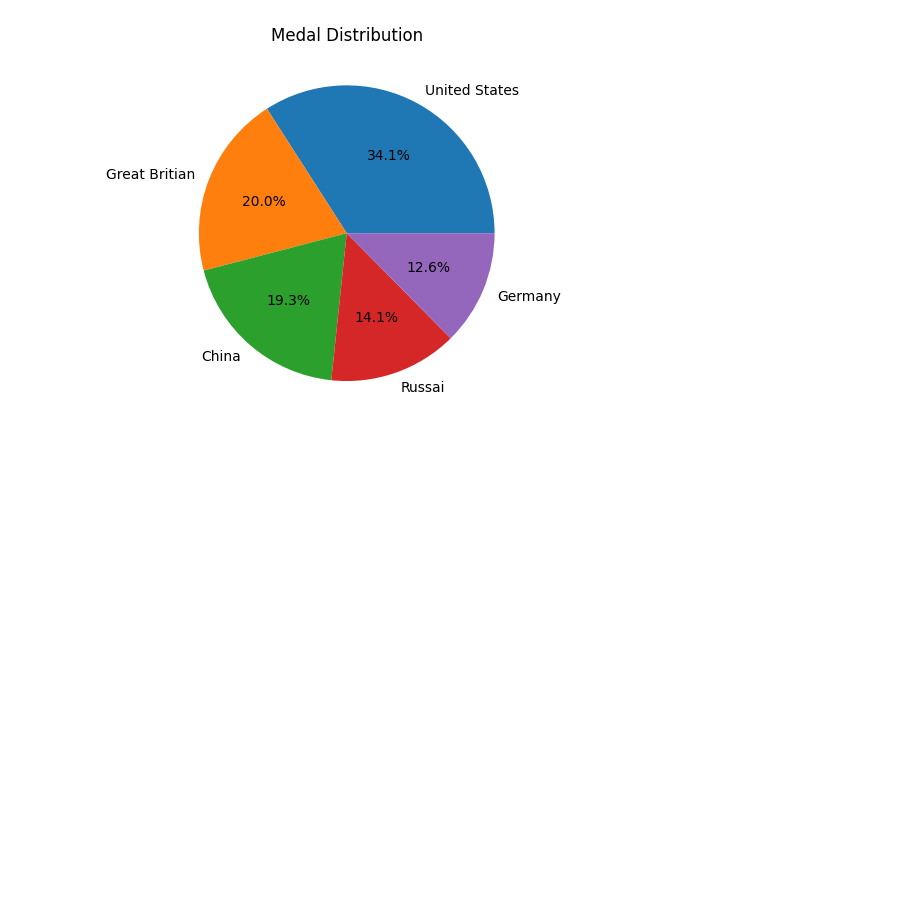
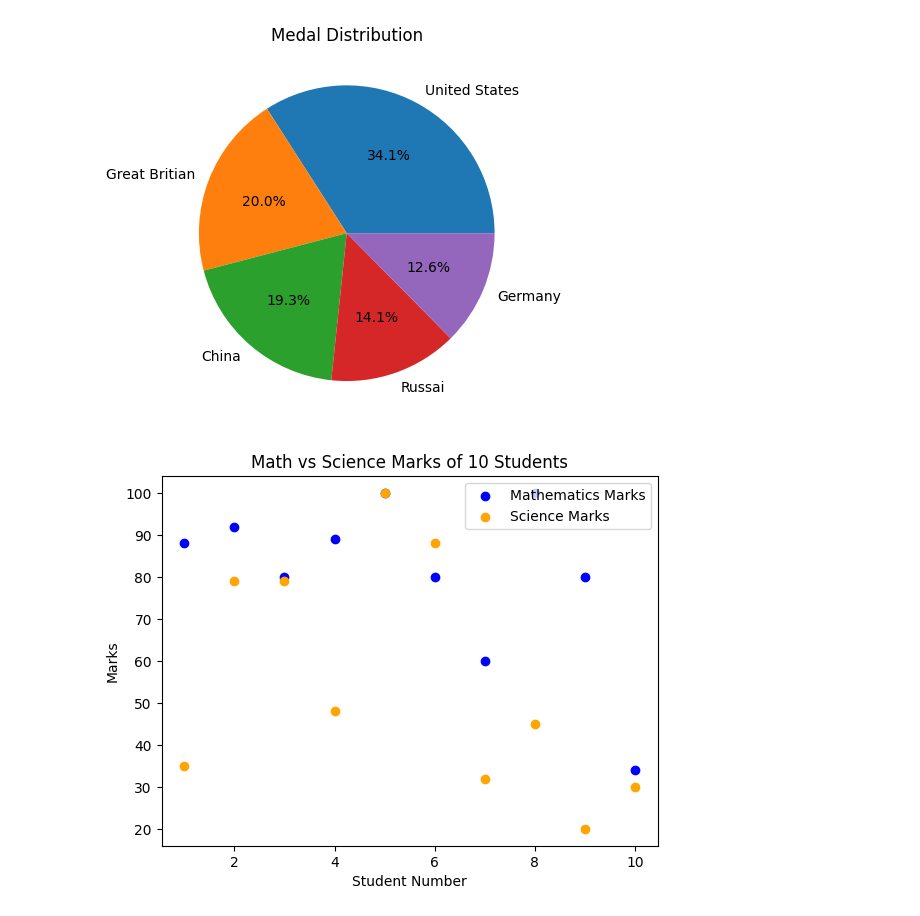
Before and after one commit to amegh-22/Data-Science, a Jupyter notebook: 3pg.ipynb, the cells around one changed output. Drawn from its saved outputs; the diff is of its cells as text; code cells hidden in the pictures; blank space fills up the shorter version.

```diff
--- a/3pg.ipynb
+++ b/3pg.ipynb
@@ -220,3 +198,29 @@ plt.title("Medal Distribution")
 plt.show()
 # %% [output]
 [figure]
+# %%
+#10
+# import numpy as np
+import matplotlib.pyplot as plt
+
+# Marks of 10 students
+students = np.arange(1, 11)  # Student IDs from 1 to 10
+math_marks = np.array([88, 92, 80, 89, 100, 80, 60, 100, 80, 34])
+science_marks = np.array([35, 79, 79, 48, 100, 88, 32, 45, 20, 30])
+
+# Create scatter plot
+plt.scatter(students, math_marks, color='blue', label='Mathematics Marks')
+plt.scatter(students, science_marks, color='orange', label='Science Marks')
+
+# Add labels and title
+plt.xlabel('Student Number')
+plt.ylabel('Marks')
+plt.title('Math vs Science Marks of 10 Students')
+
+# Add legend
+plt.legend(loc='upper right')
+
+# Show plot
+plt.show()
+# %% [output]
+[figure, added]
```
Also changed, not shown: parts of 2 cells of this notebook, 1 other file.
